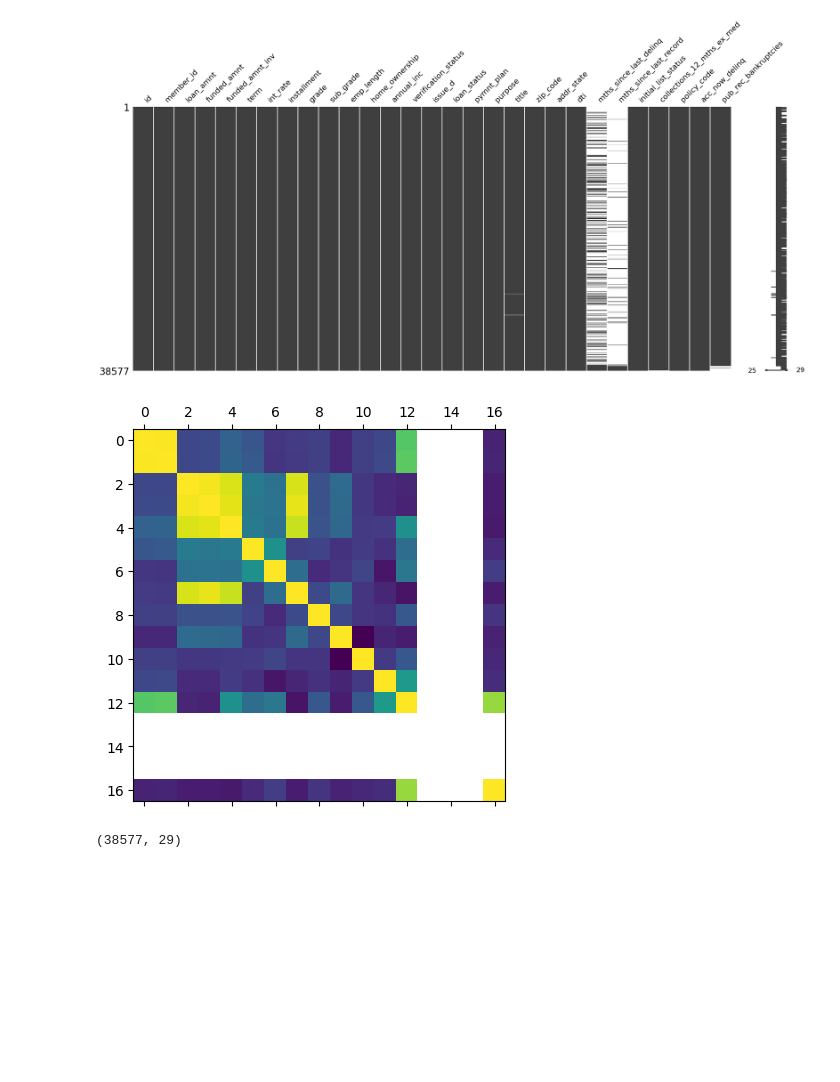
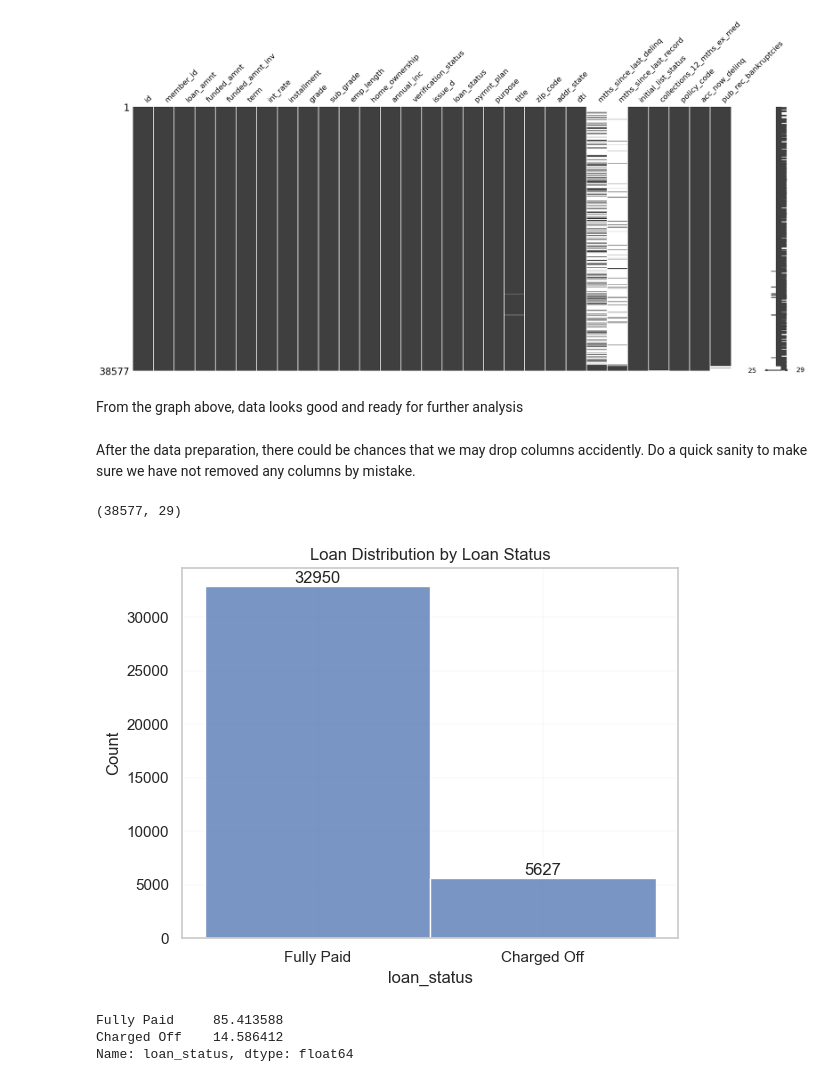
Before and after one commit to abhilash-radhakrishnaru/LendingClubCaseStudy, a Jupyter notebook: lendingclub.ipynb, the cells around one changed output. Saved outputs shown, nothing was run; the diff lists cells and outputs as text; code cells hidden in the pictures; blank space fills up the shorter version.

Commit message:
added further cleanup and univariate analysis

```diff
--- a/lendingclub.ipynb
+++ b/lendingclub.ipynb
@@ -69,7 +177,5 @@ loan.describe()
 # %%
 #PREP DATA for analysis
-
-loan.head
 #int_rate column has % attached. remove %. Change the datatype to numeric after that
 loan['int_rate'] = loan['int_rate'].str.rstrip('%')
 loan['int_rate'] = loan['int_rate'].apply(pd.to_numeric)
@@ -80,5 +186,5 @@ loan.emp_length.fillna('0',inplace=True) #there are n/a values in data. get it r
 loan['emp_length'] = loan['emp_length'].apply(pd.to_numeric) #convert to numeric
 
 #term column has 'months' suffixed to values. remove months. Change the datatype to numeric after that
-loan['term'] = loan['term'].str.rstrip('months')
-loan['term'] = loan['term'].apply(pd.to_numeric)
+#loan['term'] = loan['term'].str.rstrip('months')
+#loan['term'] = loan['term'].apply(pd.to_numeric)
@@ -91,12 +229,10 @@ msgno.matrix(loan) #from the graph below, data looks good and ready for further
 # %% [output]
 <AxesSubplot: >
 [figure]
-# %%
-#understand the corelation
-plt.matshow(loan.corr())
-plt.show()
-# %% [output]
-[figure, removed]
+# %% [markdown]
+From the graph above, data looks good and ready for further analysis
+# %% [markdown]
+After the data preparation, there could be chances that we may drop columns accidently. Do a quick sanity to make sure we have not removed any columns by mistake.
 # %%
 #QA BLOCK
 #Before moving to analysing the data, do the basic sanity of data
@@ -108,3 +244,17 @@ len(otherCols) #this should return 7, hardcoded values based on manual analysis
 loan.shape # this should return 38577, 29  (38577-1140 = 38577, 111-54-21-7 = 29)
 # %% [output]
 (38577, 29)
+# %%
+sb.set(style='whitegrid', rc={"grid.linewidth": 0.1})
+gph = sb.histplot(data=loan.loan_status)
+for i in gph.containers:
+    gph.bar_label(i,)
+gph.set(title="Loan Distribution by Loan Status")
+
+plt.show()
+loan.loan_status.value_counts()*100/len(loan)
+# %% [output]
+[figure, added]
+Fully Paid     85.413588
+Charged Off    14.586412
+Name: loan_status, dtype: float64
```
Also changed, not shown: parts of 71 cells of this notebook.
